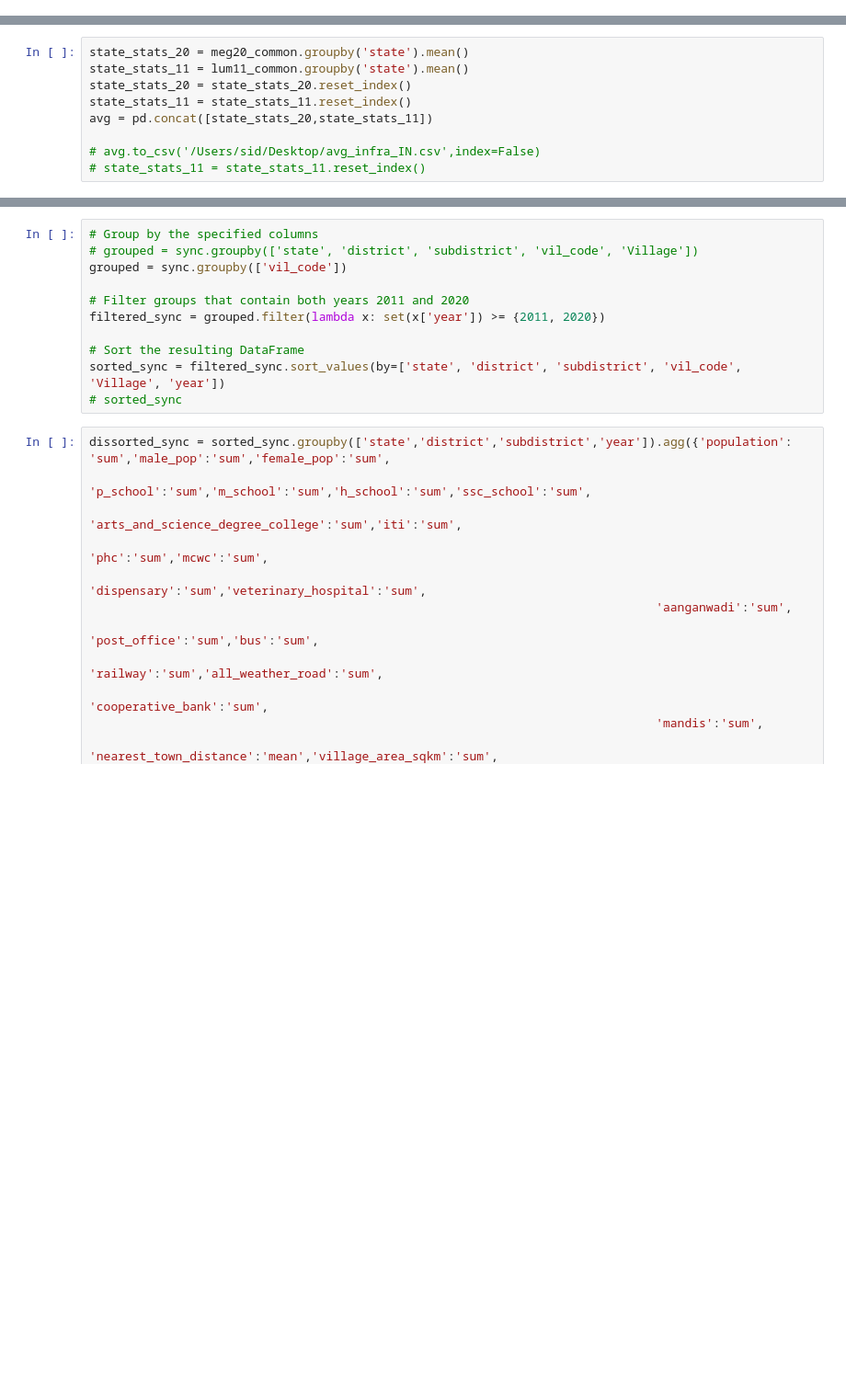
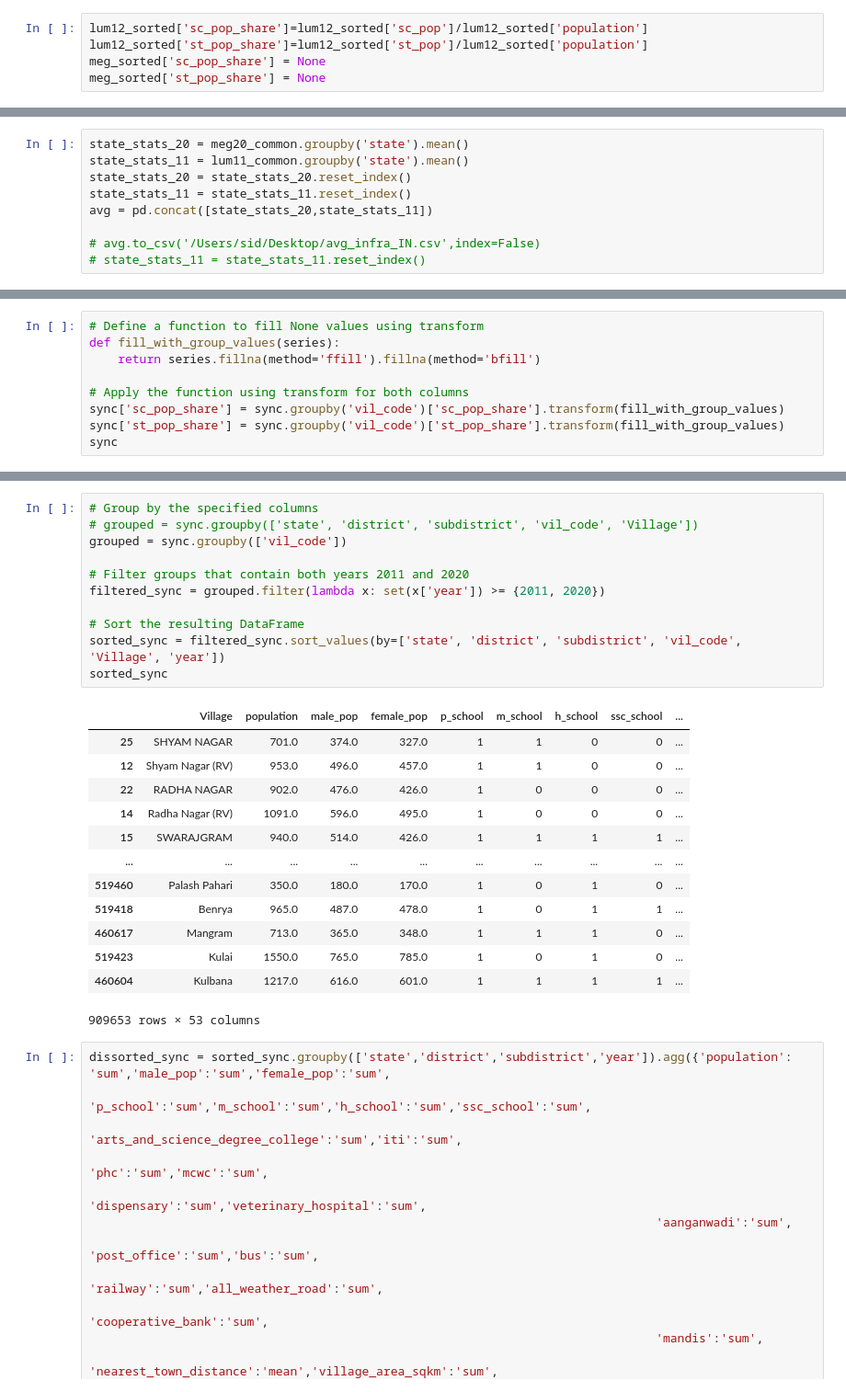
Before and after one commit to SaiSiddhardhaKalla/Master_Thesis, a Jupyter notebook: census2011.ipynb, the cells around one changed output, grey strips where cells are left out. Shown at 92% size. Drawn from its saved outputs; the diff is of its cells as text; blank space fills up the shorter version.

```diff
--- a/census2011.ipynb
+++ b/census2011.ipynb
@@ -1253,6 +857,11 @@ lum12_sorted = pd.read_csv('/Users/sid/Library/CloudStorage/OneDrive-DeakinUnive
 
 ale20 = pd.read_csv('/Users/sid/Library/CloudStorage/OneDrive-DeakinUniversity/UDocs - D/DataSets/ma2020/Gini_2020.csv')
 ale2 = pd.read_csv('/Users/sid/Library/CloudStorage/OneDrive-DeakinUniversity/UDocs - D/DataSets/ma2020/Gini_2011.csv')
+# %%
+lum12_sorted['sc_pop_share']=lum12_sorted['sc_pop']/lum12_sorted['population']
+lum12_sorted['st_pop_share']=lum12_sorted['st_pop']/lum12_sorted['population']
+meg_sorted['sc_pop_share'] = None
+meg_sorted['st_pop_share'] = None
 # %%
 meg20 = pd.merge(meg_sorted,ale20, on=['state','district','subdistrict'],how='left')
 meg20['year']=2020
@@ -1360,0 +975,9 @@ avg
+# %%
+# Define a function to fill None values using transform
+def fill_with_group_values(series):
+    return series.fillna(method='ffill').fillna(method='bfill')
+
+# Apply the function using transform for both columns
+sync['sc_pop_share'] = sync.groupby('vil_code')['sc_pop_share'].transform(fill_with_group_values)
+sync['st_pop_share'] = sync.groupby('vil_code')['st_pop_share'].transform(fill_with_group_values)
+sync
@@ -1361,14 +998,28 @@ avg
 # %%
 # Group by the specified columns
 # grouped = sync.groupby(['state', 'district', 'subdistrict', 'vil_code', 'Village'])
 grouped = sync.groupby(['vil_code'])
 
 # Filter groups that contain both years 2011 and 2020
 filtered_sync = grouped.filter(lambda x: set(x['year']) >= {2011, 2020})
 
 # Sort the resulting DataFrame
 sorted_sync = filtered_sync.sort_values(by=['state', 'district', 'subdistrict', 'vil_code', 'Village', 'year'])
-# sorted_sync
+sorted_sync
+# %% [output]
+|  | Village | population | male_pop | female_pop | p_school | m_school | h_school | ssc_school | ... |
+| 25 | SHYAM NAGAR | 701.0 | 374.0 | 327.0 | 1 | 1 | 0 | 0 | ... |
+| 12 | Shyam Nagar (RV) | 953.0 | 496.0 | 457.0 | 1 | 1 | 0 | 0 | ... |
+| 22 | RADHA NAGAR | 902.0 | 476.0 | 426.0 | 1 | 0 | 0 | 0 | ... |
+| 14 | Radha Nagar (RV) | 1091.0 | 596.0 | 495.0 | 1 | 0 | 0 | 0 | ... |
+| 15 | SWARAJGRAM | 940.0 | 514.0 | 426.0 | 1 | 1 | 1 | 1 | ... |
+| ... | ... | ... | ... | ... | ... | ... | ... | ... | ... |
+| 519460 | Palash Pahari | 350.0 | 180.0 | 170.0 | 1 | 0 | 1 | 0 | ... |
+| 519418 | Benrya | 965.0 | 487.0 | 478.0 | 1 | 0 | 1 | 1 | ... |
+| 460617 | Mangram | 713.0 | 365.0 | 348.0 | 1 | 1 | 1 | 0 | ... |
+| 519423 | Kulai | 1550.0 | 765.0 | 785.0 | 1 | 0 | 1 | 0 | ... |
+| 460604 | Kulbana | 1217.0 | 616.0 | 601.0 | 1 | 1 | 1 | 1 | ... |
+909653 rows × 53 columns
 # %%
 dissorted_sync = sorted_sync.groupby(['state','district','subdistrict','year']).agg({'population': 'sum','male_pop':'sum','female_pop':'sum',
                                                                                'p_school':'sum','m_school':'sum','h_school':'sum','ssc_school':'sum',
```
Also changed, not shown: parts of 45 cells of this notebook, 1 other file.
